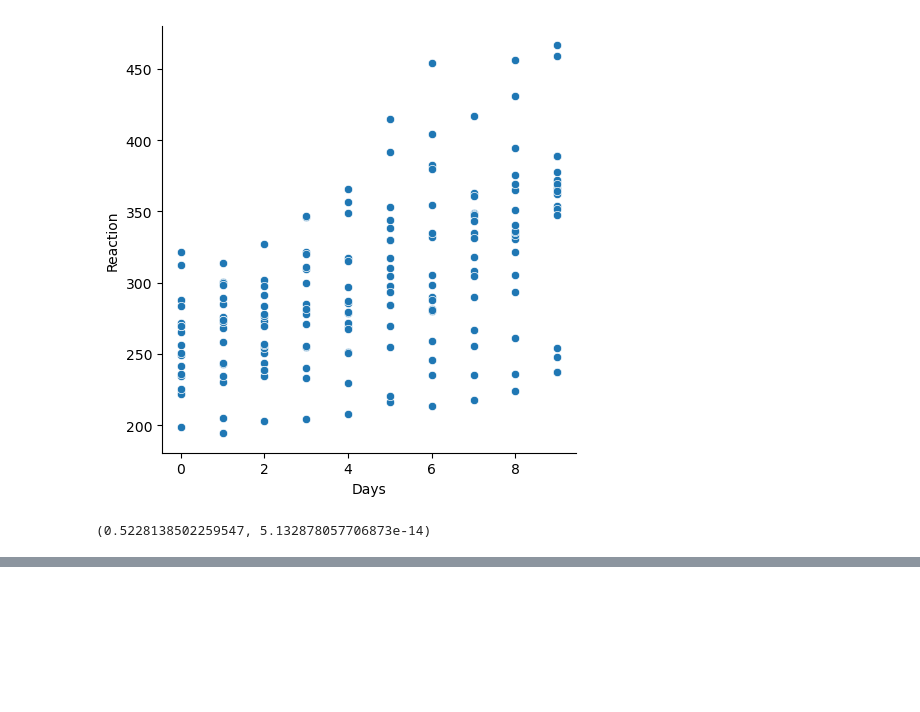
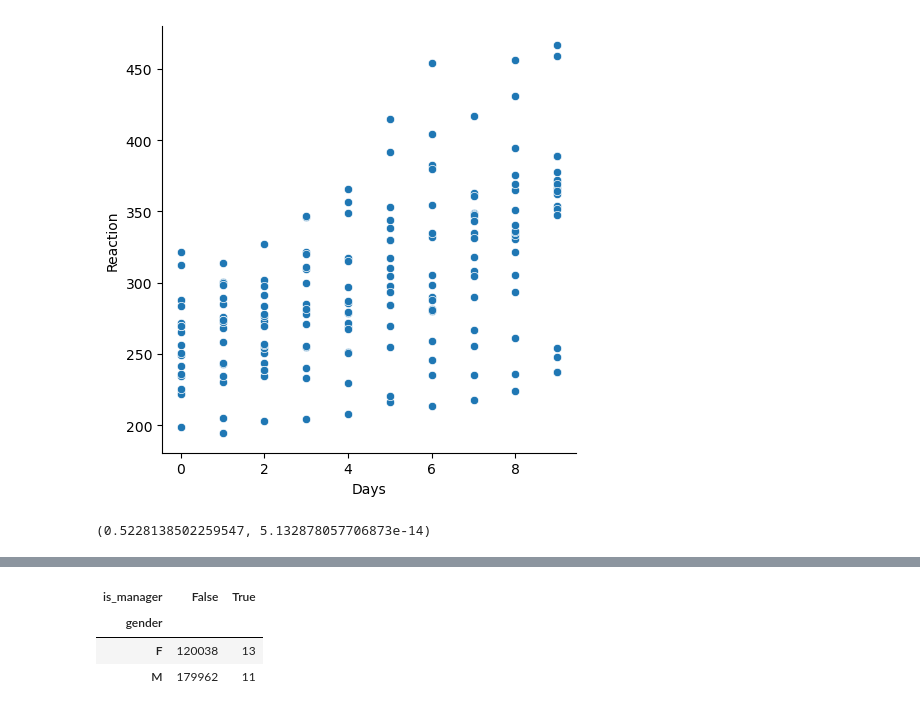
Before and after one commit to corey-hermesch/statistics_exercises, a Jupyter notebook: hypothesis_testing.ipynb, the cells around one changed output, grey strips where cells are left out. Cells and saved outputs as stored; diff of their text form; code cells hidden in the pictures; blank space fills up the shorter version.

```diff
--- a/hypothesis_testing.ipynb
+++ b/hypothesis_testing.ipynb
@@ -719,0 +995,19 @@ r, p
+# %%
+###### #     Is an employee's gender independent of whether or not they are or have been a manager?
+
+connection_str = get_db_url('employees')
+query = '''
+        SELECT emp_no, gender, is_manager
+        FROM employees
+        LEFT JOIN (
+            SELECT emp_no,
+                IF (True, True, False) as is_manager
+            FROM dept_manager
+            ) as dm USING (emp_no)
+        '''
+mngr_df = pd.read_sql(query, connection_str)
+# %%
+
+mngr_df.is_manager = mngr_df.is_manager.fillna(False)
+mngr_df.is_manager = mngr_df.is_manager.astype(bool)
+mngr_df.info()
@@ -719,0 +1025,14 @@ r, p
+# %%
+# Step 1, Form hypothesis
+# H0 = There is no association between gender and is_manager
+# Ha = There IS an association
+
+# Step 2 make contingency table
+
+observed = pd.crosstab(mngr_df.gender, mngr_df.is_manager)
+observed
+# %% [output]
+| is_manager | False | True |
+| gender |  |  |
+| F | 120038 | 13 |
+| M | 179962 | 11 |
```
Also changed, not shown: parts of 18 cells of this notebook, 1 other file.
